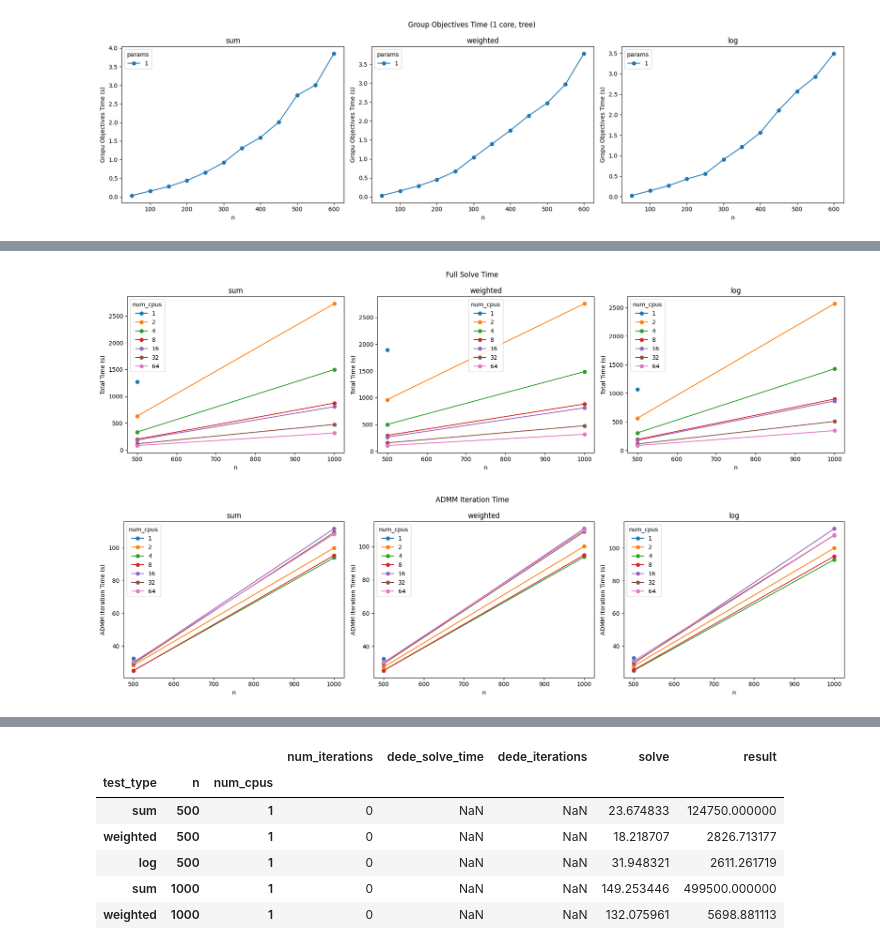
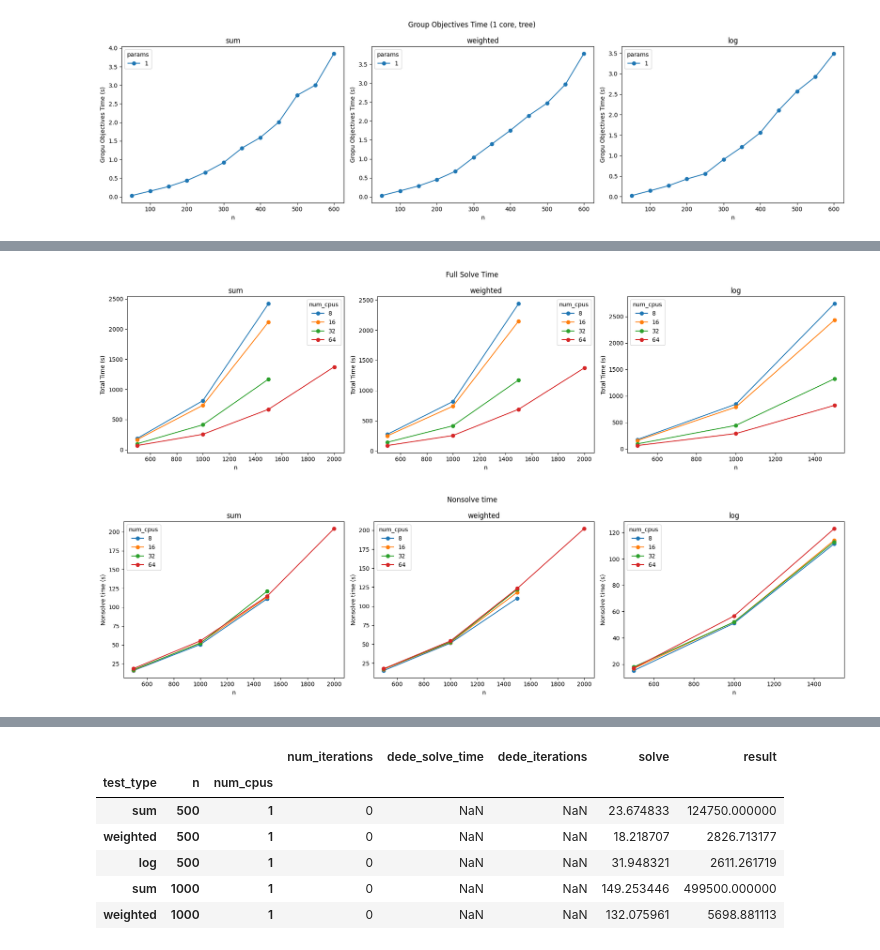
Before and after one commit to illinois-nsai/dede, a Jupyter notebook: benchmarks/cvxpy_dede_comparison.ipynb, the cells around one changed output, grey strips where cells are left out. Cells and saved outputs as stored; diff of their text form; code cells hidden in the pictures.

```diff
--- a/benchmarks/cvxpy_dede_comparison.ipynb
+++ b/benchmarks/cvxpy_dede_comparison.ipynb
@@ -7,7 +7,7 @@ import numpy as np
 TEST_TYPES = ["sum", "weighted", "log"]
 SHAREY = False  # set True to synchronize y-axes across subplots
 # %%
-group_objectives_df = pd.read_csv("data/singlethread_group_time.csv").set_index(["test_type", "num_cpus", "n"]).rename({"_get_grouped_objectives": "group_time"}, axis=1)
+group_objectives_df = pd.read_csv("data/group_objectives_log_4_27_single.csv").set_index(["test_type", "num_cpus", "n"]).rename({"_get_grouped_objectives": "group_time"}, axis=1)
 group_objectives_df.head()
 # %% [output]
 |  |  |  | num_iterations | __init__ | group_time | result |
@@ -32,7 +32,7 @@ plt.show()
 # %% [output]
 [figure]
 # %%
-df = pd.read_csv("data/benchmark_new.csv").set_index(["test_type", "n", "num_cpus"])
+df = pd.read_csv("data/benchmark_log_5_4.csv").set_index(["test_type", "n", "num_cpus"])
 df = df.rename({"solve": "total_time", "dede_solve_time": "admm_time"}, axis=1)
 df["admm_time_per_iter"] = df["admm_time"] / df["dede_iterations"]
 df["group_time"] = df["_get_grouped_objectives"]
@@ -72,18 +60,18 @@ fig.suptitle("Full Solve Time")
 fig.tight_layout()
 plt.show()
 # %% [output]
-[figure, old version]
+[figure, new version]
 # %%
 fig, axes = plt.subplots(1, 3, figsize=(18, 5), sharey=SHAREY)
 for ax, test_type in zip(axes, TEST_TYPES):
     df_t = df.loc[test_type].unstack("num_cpus")
     df_t["nonsolve_time"].plot(ax=ax, marker="o")
     ax.legend(  (df_t["nonsolve_time"]).columns, title="num_cpus")
     ax.set_xlabel("n")
-    ax.set_ylabel("ADMM Iteration Time (s)")
+    ax.set_ylabel("Nonsolve time (s)")
     ax.set_title(test_type)
-fig.suptitle("ADMM Iteration Time")
+fig.suptitle("Nonsolve time")
 fig.tight_layout()
 plt.show()
 # %% [output]
-[figure, old version]
+[figure, new version]
```
Also changed, not shown: parts of 10 cells of this notebook.
